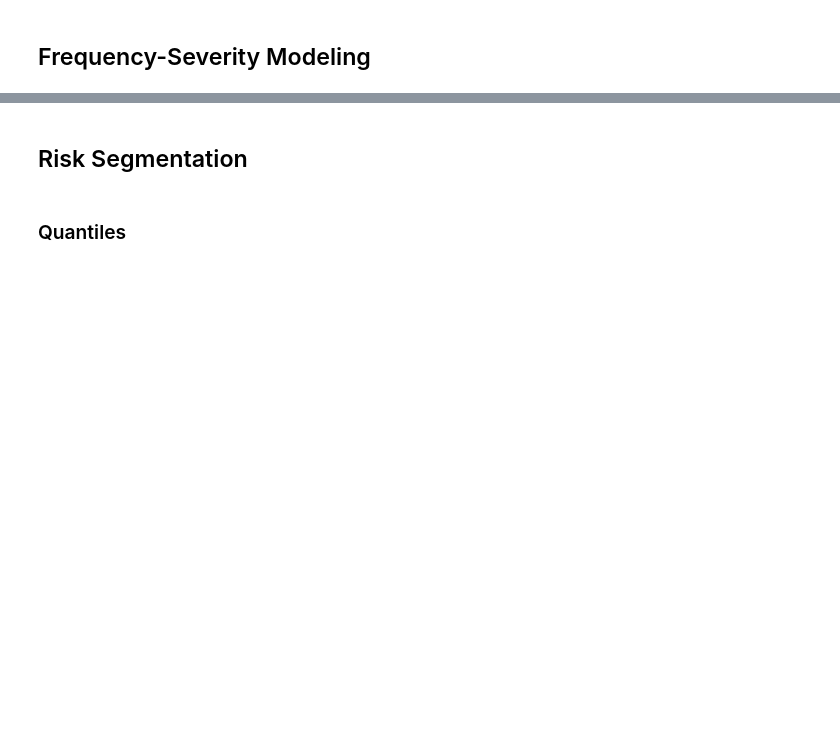
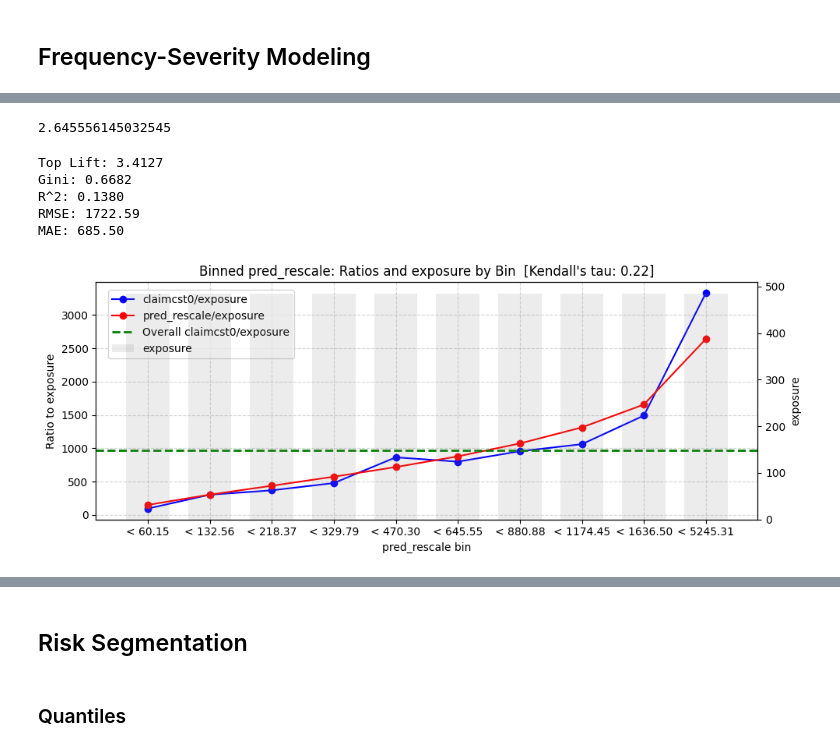
Before and after one commit to adervesh03/Hawkeye-Datathon-2025, a Jupyter notebook: backend/model_implementation.ipynb, the cells around one changed output, grey strips where cells are left out. Drawn from its saved outputs; the diff is of its cells as text; code cells hidden in the pictures; blank space fills up the shorter version.

Commit message:
xgboost model metrics (gini, rmse, mae)

```diff
--- a/backend/model_implementation.ipynb
+++ b/backend/model_implementation.ipynb
@@ -21,3 +26,6 @@ from scipy.stats import uniform, randint
 # %%
 model_data = pd.read_csv('../backend/model_data.csv')
-inference_data = pd.read_csv('../backend/inference_data.csv')
+final_model_data = pd.read_csv('../backend/train_df_final.csv')
+# %%
+final_model_data['claim_cst_per_exposure'] = final_model_data['claimcst0'] / final_model_data['exposure']
+final_model_data.head(5)
@@ -352,0 +185,62 @@ Training RMSE: 1411.0192
+# %%
+# Train final model on all data using best_num_boost_round
+model = xgb.train(
+    params,
+    dtrain,
+    # num_boost_round=500
+    num_boost_round=best_num_boost_round
+ )
+# %%
+train_pred = model.predict(dtrain)
+final_model_data['pred_per_exposure'] = train_pred
+final_model_data['pred'] = final_model_data['pred_per_exposure'] * final_model_data['exposure']  # Scale by exposure
+rescale_factor_2 = final_model_data['claimcst0'].sum() / final_model_data['pred'].sum()
+final_model_data['pred_rescale'] = final_model_data['pred'] * rescale_factor_2
+# %% [output]
+2.645556145032545
+# %%
+# Select training samples for predictiveness check
+data = final_model_data
+
+# Define variables
+exp_var = 'exposure'
+pred_var = 'pred_rescale'
+var_1 = 'claimcst0'
+var_2 = 'pred_rescale'
+nbins = 10
+
+
+# Create and run PredictivenessCheck
+pc = PredictivenessCheck(
+    df=data,
+    pred_var=pred_var,
+    exp_var=exp_var,
+    var_1=var_1,
+    var_2=var_2
+)
+
+pc.binning(nbins=nbins)
+pc.aggregate()
+
+# Compute top lift
+pc.top_lift()
+
+# Compute R^2, RMSE, and MAE
+me = ModelEvaluation(data[var_1], data[var_2])
+gini = me.gini()
+rmse = me.rmse()
+mae = me.mae()
+
+# Print results
+print(f"Top Lift: {pc.top_lift:.4f}")
+print(f"Gini: {gini:.4f}")
+print(f"RMSE: {rmse:.2f}")
+print(f"MAE: {mae:.2f}")
+pc.plot(figsize=(10, 4))
+# %% [output]
+Top Lift: 3.4127
+Gini: 0.6682
+R^2: 0.1380
+RMSE: 1722.59
+MAE: 685.50
+[figure, added]
```
Also changed, not shown: parts of 17 cells of this notebook.
